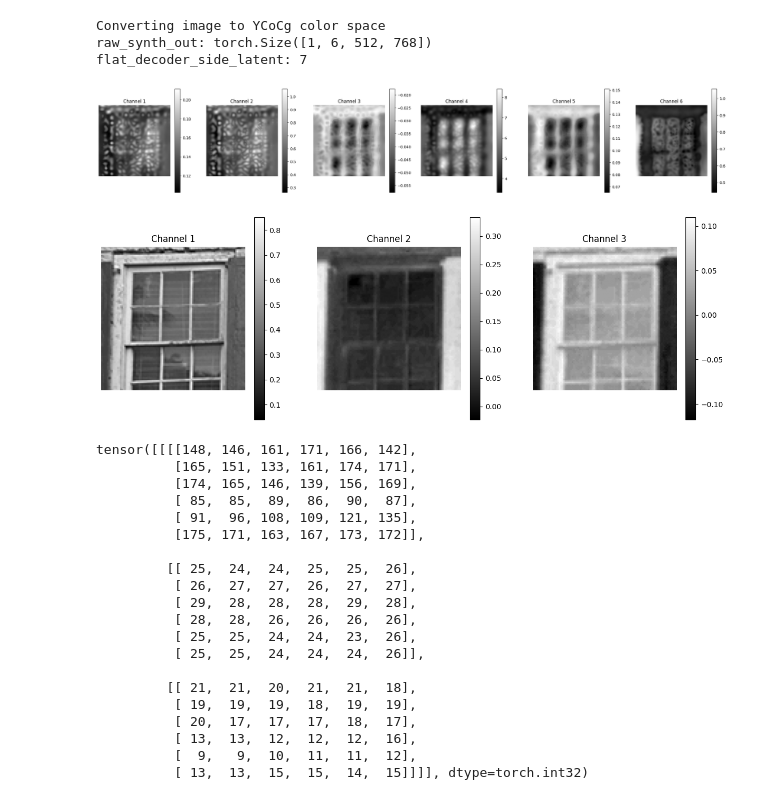
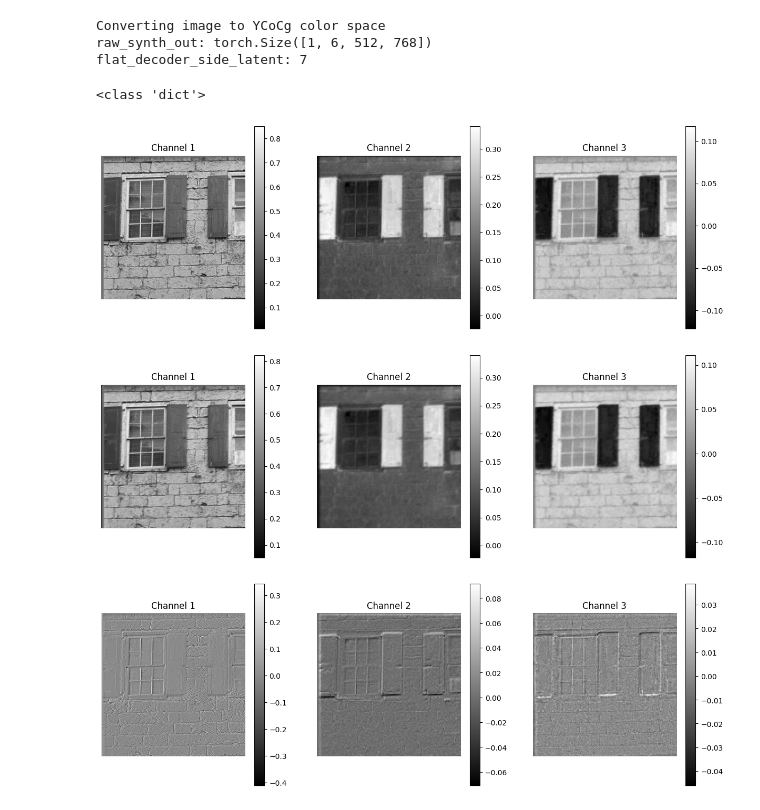
Before and after one commit to Qwedux/Cool-Chic, a Jupyter notebook: coolchic/testing/full_encode_to_disk_with_library.ipynb, the cells around one changed output. Drawn from its saved outputs; the diff is of its cells as text; code cells hidden in the pictures.

```diff
--- a/coolchic/testing/full_encode_to_disk_with_library.ipynb
+++ b/coolchic/testing/full_encode_to_disk_with_library.ipynb
@@ -36,7 +36,7 @@ command_line_args = load_args(
 )
 im_path = args["input"][command_line_args.image_index]
 im_tensor, colorspace_bitdepths = load_image_as_tensor(
-    im_path, device="cuda:0", color_space=command_line_args.color_space
+    im_path, device="cpu", color_space=command_line_args.color_space
 )
 # ==========================================================================================
 # LOAD PRESETS, COOLCHIC PARAMETERS
@@ -69,32 +69,58 @@ with torch.no_grad():
 Converting image to YCoCg color space
 raw_synth_out: torch.Size([1, 6, 512, 768])
 flat_decoder_side_latent: 7
+# %%
+with torch.no_grad():
+    # Forward pass with no quantization noise
+    predicted_prior = coolchic.forward(
+        image=im_tensor,
+        quantizer_noise_type="none",
+        quantizer_type="hardround",
+        AC_MAX_VAL=-1,
+        flag_additional_outputs=False,
+    )
+    predicted_priors_rates = loss_function(
+        predicted_prior,
+        im_tensor,
+        rate_mlp_bpd=0.0,
+        colorspace_bitdepths=colorspace_bitdepths,
+    )
+# %%
+print(type(predicted_prior))
+# %% [output]
+<class 'dict'>
 # %%
 # CROP IMAGE AND PLOT CHANNELS
 import matplotlib.pyplot as plt
 
 def plot_image_by_channels(image_tensor: torch.Tensor):
     image_np = image_tensor[0].permute(1, 2, 0).cpu().numpy()
     num_channels = image_np.shape[2]
     fig, axes = plt.subplots(1, num_channels, figsize=(5 * num_channels, 5))
     for i in range(num_channels):
         ax = axes[i]  # type: ignore
         im = ax.imshow(image_np[:, :, i], cmap="gray")
         ax.set_title(f"Channel {i+1}")
         ax.axis("off")
         fig.colorbar(im, ax=ax)
     plt.show()
 
-tmp_off, tmp_size = 28, 100
+tmp_off, tmp_size = 0, 256
 offset_x, offset_y, width, height = tmp_off, tmp_off, tmp_size, tmp_size
 reduced_raw_synth_out = torch.clone(raw_synth_out[:, :, offset_y:offset_y+height, offset_x:offset_x+width].to("cpu"))
 reduced_im_tensor = torch.clone(im_tensor[:, :, offset_y:offset_y+height, offset_x:offset_x+width].to("cpu"))
+reduced_mu = predicted_prior["mu"][:, :, offset_y:offset_y+height, offset_x:offset_x+width].to("cpu")
+reduced_scale = predicted_prior["scale"][:, :, offset_y:offset_y+height, offset_x:offset_x+width].to("cpu")
+
 coolchic.to_device("cpu")
-plot_image_by_channels(reduced_raw_synth_out)
+# plot_image_by_channels(reduced_raw_synth_out)
 plot_image_by_channels(reduced_im_tensor)
+plot_image_by_channels(reduced_mu)
+plot_image_by_channels(reduced_im_tensor - reduced_mu)
 # %% [output]
-[figure, old version]
+[figure, new version]
-[figure, old version]
+[figure, new version]
+[figure, added]
 # %%
 import constriction
 import lossless.util.color_transform as color_transform
@@ -376,28 +470,10 @@ class ImageEncodeDecodeInterface(EncodeDecodeInterface):
     def get_channel_idx(self) -> int:
         return self.current_spatial_pos[1]
 # %%
-print((reduced_im_tensor * 255).int())
+# prepared_inputs = coolchic.image_arm.prepare_inputs(reduced_im_tensor, reduced_raw_synth_out)
+# for channel in range(3):
+#     for i in range(3):
+#         print(prepared_inputs[channel][i])
-# %% [output]
-tensor([[[[148, 146, 161, 171, 166, 142],
-          [165, 151, 133, 161, 174, 171],
-          [174, 165, 146, 139, 156, 169],
-          [ 85,  85,  89,  86,  90,  87],
-          [ 91,  96, 108, 109, 121, 135],
-          [175, 171, 163, 167, 173, 172]],
-
-         [[ 25,  24,  24,  25,  25,  26],
-          [ 26,  27,  27,  26,  27,  27],
-          [ 29,  28,  28,  28,  29,  28],
-          [ 28,  28,  26,  26,  26,  26],
-          [ 25,  25,  24,  24,  23,  26],
-          [ 25,  25,  24,  24,  24,  26]],
-
-         [[ 21,  21,  20,  21,  21,  18],
-          [ 19,  19,  19,  18,  19,  19],
-          [ 20,  17,  17,  17,  18,  17],
-          [ 13,  13,  12,  12,  12,  16],
-          [  9,   9,  10,  11,  11,  12],
-          [ 13,  13,  15,  15,  14,  15]]]], dtype=torch.int32)
 # %%
 testing_stop = -1
 # reduced_im_tensor = torch.ones_like(reduced_im_tensor)
```
Also changed, not shown: parts of 10 cells of this notebook, 7 other files.
